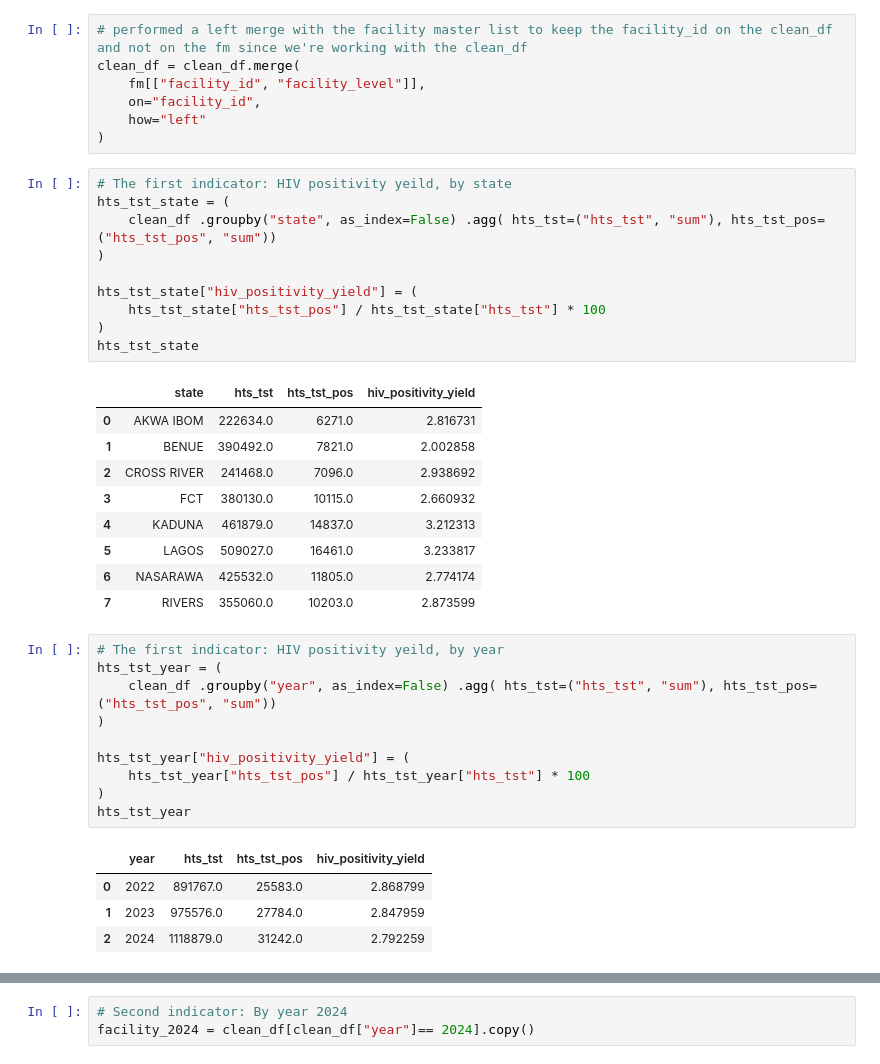
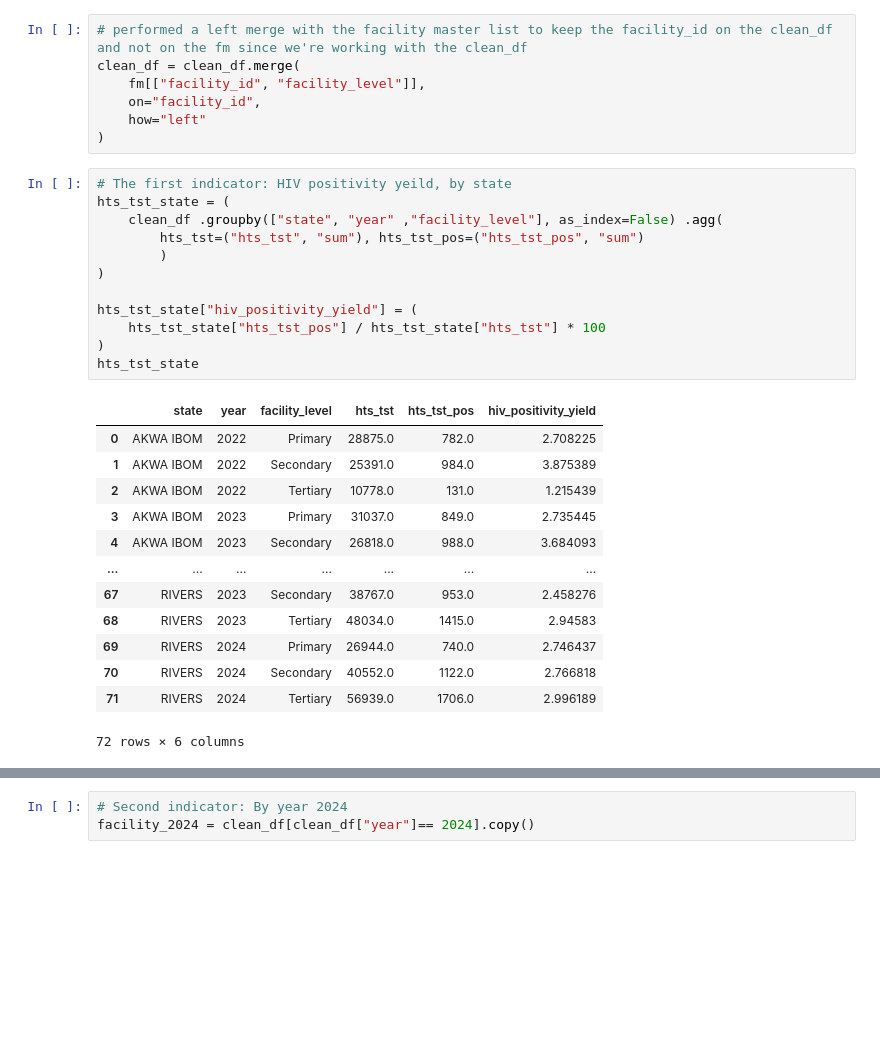
Before and after one commit to AlozieCollins/Intern-dataset-work, a Jupyter notebook: work.ipynb, the cells around one changed output, grey strips where cells are left out. Drawn from its saved outputs; the diff is of its cells as text; blank space fills up the shorter version.

```diff
--- a/work.ipynb
+++ b/work.ipynb
@@ -1047,35 +1049,26 @@ clean_df = clean_df.merge(
 # %%
 # The first indicator: HIV positivity yeild, by state
 hts_tst_state = (
-    clean_df .groupby("state", as_index=False) .agg( hts_tst=("hts_tst", "sum"), hts_tst_pos=("hts_tst_pos", "sum"))
+    clean_df .groupby(["state", "year" ,"facility_level"], as_index=False) .agg(
+        hts_tst=("hts_tst", "sum"), hts_tst_pos=("hts_tst_pos", "sum")
+        )
 )
 
 hts_tst_state["hiv_positivity_yield"] = (
     hts_tst_state["hts_tst_pos"] / hts_tst_state["hts_tst"] * 100
 )
 hts_tst_state
 # %% [output]
-|  | state | hts_tst | hts_tst_pos | hiv_positivity_yield |
-| 0 | AKWA IBOM | 222634.0 | 6271.0 | 2.816731 |
-| 1 | BENUE | 390492.0 | 7821.0 | 2.002858 |
-| 2 | CROSS RIVER | 241468.0 | 7096.0 | 2.938692 |
-| 3 | FCT | 380130.0 | 10115.0 | 2.660932 |
-| 4 | KADUNA | 461879.0 | 14837.0 | 3.212313 |
-| 5 | LAGOS | 509027.0 | 16461.0 | 3.233817 |
-| 6 | NASARAWA | 425532.0 | 11805.0 | 2.774174 |
-| 7 | RIVERS | 355060.0 | 10203.0 | 2.873599 |
+|  | state | year | facility_level | hts_tst | hts_tst_pos | hiv_positivity_yield |
+| 0 | AKWA IBOM | 2022 | Primary | 28875.0 | 782.0 | 2.708225 |
+| 1 | AKWA IBOM | 2022 | Secondary | 25391.0 | 984.0 | 3.875389 |
+| 2 | AKWA IBOM | 2022 | Tertiary | 10778.0 | 131.0 | 1.215439 |
+| 3 | AKWA IBOM | 2023 | Primary | 31037.0 | 849.0 | 2.735445 |
+| 4 | AKWA IBOM | 2023 | Secondary | 26818.0 | 988.0 | 3.684093 |
+| ... | ... | ... | ... | ... | ... | ... |
+| 67 | RIVERS | 2023 | Secondary | 38767.0 | 953.0 | 2.458276 |
+| 68 | RIVERS | 2023 | Tertiary | 48034.0 | 1415.0 | 2.94583 |
+| 69 | RIVERS | 2024 | Primary | 26944.0 | 740.0 | 2.746437 |
+| 70 | RIVERS | 2024 | Secondary | 40552.0 | 1122.0 | 2.766818 |
+| 71 | RIVERS | 2024 | Tertiary | 56939.0 | 1706.0 | 2.996189 |
+72 rows × 6 columns
-# %%
-# The first indicator: HIV positivity yeild, by year
-hts_tst_year = (
-    clean_df .groupby("year", as_index=False) .agg( hts_tst=("hts_tst", "sum"), hts_tst_pos=("hts_tst_pos", "sum"))
-)
-
-hts_tst_year["hiv_positivity_yield"] = (
-    hts_tst_year["hts_tst_pos"] / hts_tst_year["hts_tst"] * 100
-)
-hts_tst_year
-# %% [output]
-|  | year | hts_tst | hts_tst_pos | hiv_positivity_yield |
-| 0 | 2022 | 891767.0 | 25583.0 | 2.868799 |
-| 1 | 2023 | 975576.0 | 27784.0 | 2.847959 |
-| 2 | 2024 | 1118879.0 | 31242.0 | 2.792259 |
```
Also changed, not shown: parts of 37 cells of this notebook, 4 other files.
